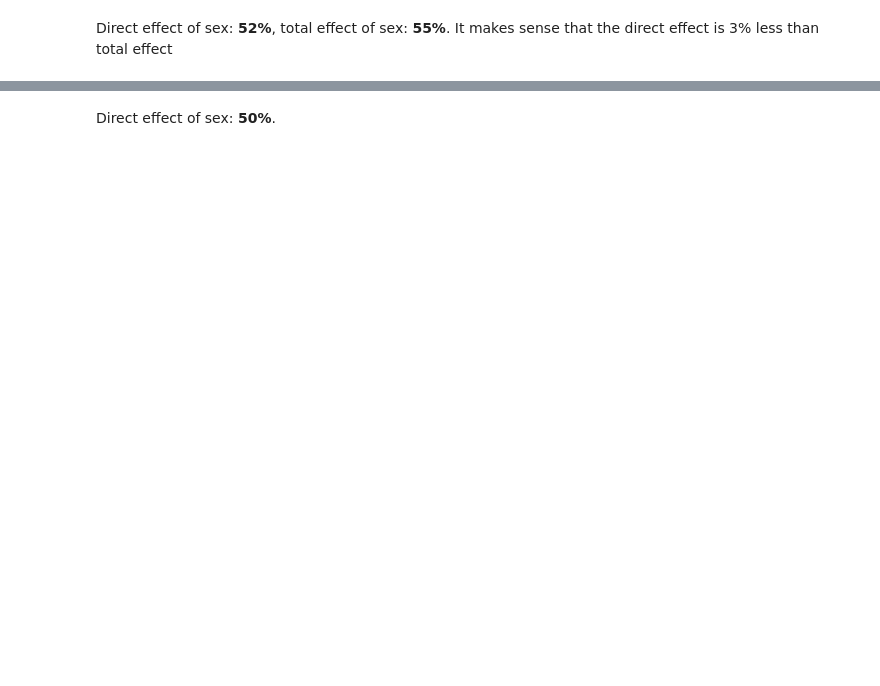
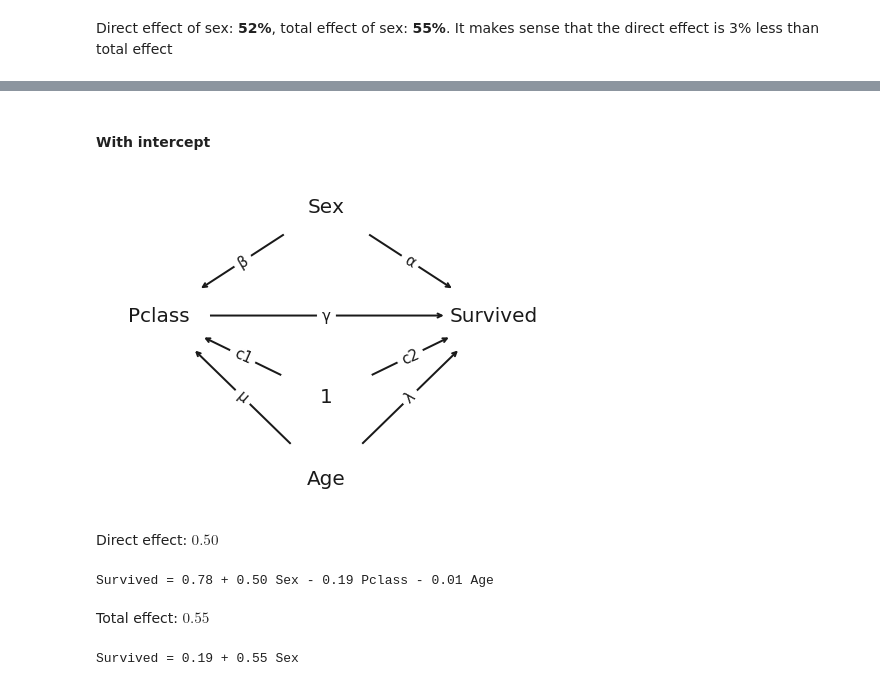
Before and after one commit to shenkev/interventions_titanic, a Jupyter notebook: Interventions_Demo.ipynb, the cells around one changed output, grey strips where cells are left out. Drawn from its saved outputs; the diff is of its cells as text; code cells hidden in the pictures; blank space fills up the shorter version.

```diff
--- a/Interventions_Demo.ipynb
+++ b/Interventions_Demo.ipynb
@@ -379,2 +402,18 @@ Survived = 0.78 + 0.50*Sex - 0.19*Pclass - 0.01*Age
+# %% [markdown]
+#### With intercept
+# %%
+Image(filename='dag6.png')
+# %% [output]
+[figure, added]
 # %% [markdown]
-Direct effect of sex: **50%**.
+Direct effect: $0.50$
+# %%
+fit_linear_model(feature_names=['Sex', 'Pclass', 'Age'], target_name='Survived', fit_intercept=True)
+# %% [output]
+Survived = 0.78 + 0.50 Sex - 0.19 Pclass - 0.01 Age
+# %% [markdown]
+Total effect: $0.55$
+# %%
+fit_linear_model(feature_names=['Sex'], target_name='Survived', fit_intercept=True)
+# %% [output]
+Survived = 0.19 + 0.55 Sex
```
Also changed, not shown: parts of 26 cells of this notebook, 4 other files.
